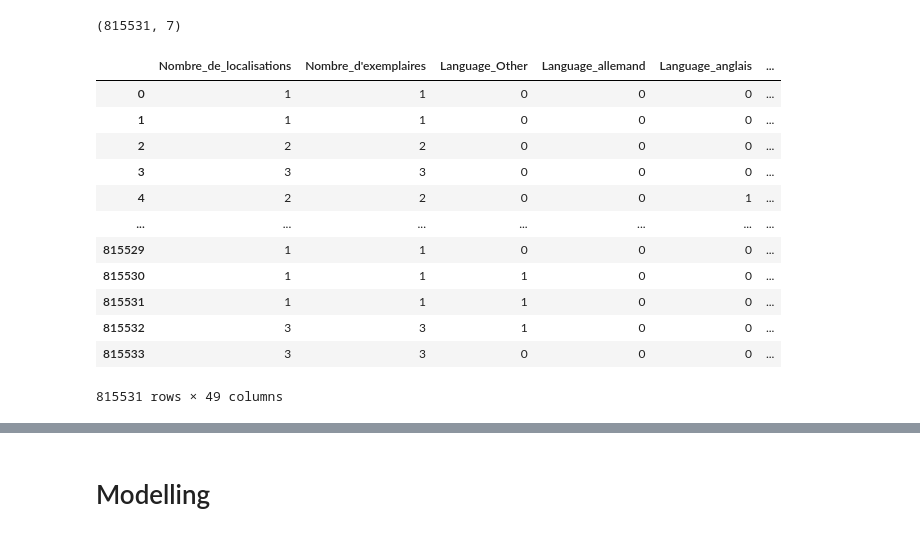
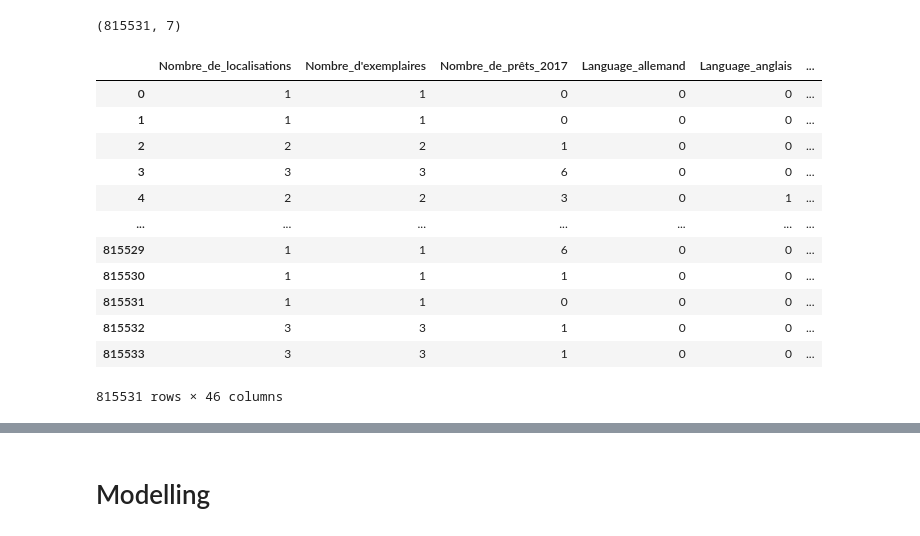
Before and after one commit to srosamont/Projects_Ironhack, a Jupyter notebook: Book_loan/Book_Loan_Cleaning.ipynb, the cells around one changed output, grey strips where cells are left out. Cells and saved outputs as stored; diff of their text form; code cells hidden in the pictures.

```diff
--- a/Book_loan/Book_Loan_Cleaning.ipynb
+++ b/Book_loan/Book_Loan_Cleaning.ipynb
@@ -888,16 +890,16 @@ df2=pd.get_dummies(data=df1, columns=Dummies_NA)
-# %%
-df2
-# %% [output]
-|  | Nombre_de_localisations | Nombre_d'exemplaires | Language_Other | Language_allemand | Language_anglais | ... |
-| 0 | 1 | 1 | 0 | 0 | 0 | ... |
-| 1 | 1 | 1 | 0 | 0 | 0 | ... |
-| 2 | 2 | 2 | 0 | 0 | 0 | ... |
-| 3 | 3 | 3 | 0 | 0 | 0 | ... |
-| 4 | 2 | 2 | 0 | 0 | 1 | ... |
-| ... | ... | ... | ... | ... | ... | ... |
-| 815529 | 1 | 1 | 0 | 0 | 0 | ... |
-| 815530 | 1 | 1 | 1 | 0 | 0 | ... |
-| 815531 | 1 | 1 | 1 | 0 | 0 | ... |
-| 815532 | 3 | 3 | 1 | 0 | 0 | ... |
-| 815533 | 3 | 3 | 0 | 0 | 0 | ... |
-815531 rows × 49 columns
+# %%
+df1
+# %% [output]
+|  | Nombre_de_localisations | Nombre_d'exemplaires | Nombre_de_prêts_2017 | Language_allemand | Language_anglais | ... |
+| 0 | 1 | 1 | 0 | 0 | 0 | ... |
+| 1 | 1 | 1 | 0 | 0 | 0 | ... |
+| 2 | 2 | 2 | 1 | 0 | 0 | ... |
+| 3 | 3 | 3 | 6 | 0 | 0 | ... |
+| 4 | 2 | 2 | 3 | 0 | 1 | ... |
+| ... | ... | ... | ... | ... | ... | ... |
+| 815529 | 1 | 1 | 6 | 0 | 0 | ... |
+| 815530 | 1 | 1 | 1 | 0 | 0 | ... |
+| 815531 | 1 | 1 | 0 | 0 | 0 | ... |
+| 815532 | 3 | 3 | 1 | 0 | 0 | ... |
+| 815533 | 3 | 3 | 1 | 0 | 0 | ... |
+815531 rows × 46 columns
```
Also changed, not shown: parts of 12 cells of this notebook.
